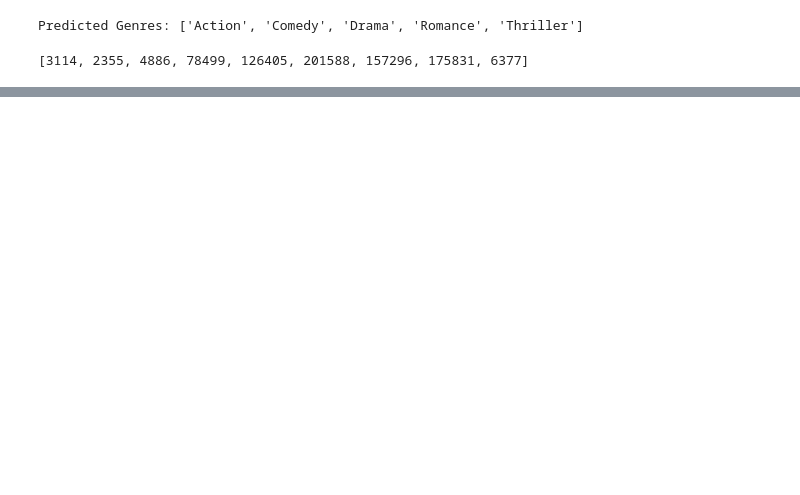
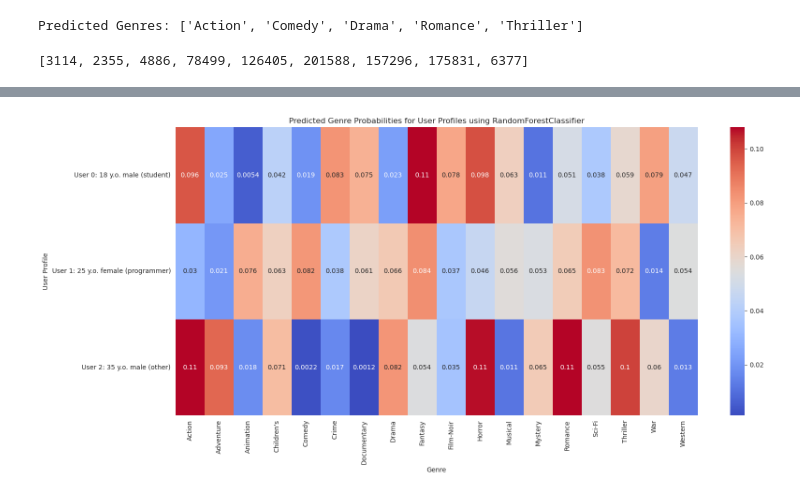
Before and after one commit to savan2508/Popcorn_time_movie_recommandation, a Jupyter notebook: machine_learning/jupyter_notebooks/Model_testing.ipynb, the cells around one changed output, grey strips where cells are left out. Drawn from its saved outputs; the diff is of its cells as text; code cells hidden in the pictures; blank space fills up the shorter version.

```diff
--- a/machine_learning/jupyter_notebooks/Model_testing.ipynb
+++ b/machine_learning/jupyter_notebooks/Model_testing.ipynb
@@ -229,0 +279,24 @@ output
+# %%
+# Example demographic profiles
+user_profiles = pd.DataFrame({
+    'age': [18, 25, 35],
+    'gender': ['male', 'female', 'male'],  # using string labels for clarity
+    'occupation': ['student', 'programmer', 'other']  # descriptive occupation labels
+})
+
+# Generate mock genre probabilities for demonstration
+genre_probabilities = np.random.rand(len(user_profiles), len(genre_columns))
+genre_probabilities = genre_probabilities / genre_probabilities.sum(axis=1, keepdims=True)
+
+# Custom labels for the y-axis
+custom_labels = [f'User {idx}: {row["age"]} y.o. {row["gender"]} ({row["occupation"]})' for idx, row in user_profiles.iterrows()]
+
+# Plot heatmap
+plt.figure(figsize=(18, 8))
+sns.heatmap(genre_probabilities, annot=True, cmap='coolwarm', xticklabels=genre_columns, yticklabels=custom_labels)
+plt.title('Predicted Genre Probabilities for User Profiles using RandomForestClassifier')
+plt.xlabel('Genre')
+plt.ylabel('User Profile')
+plt.show()
+# %% [output]
+[figure, added]
```
Also changed, not shown: parts of 4 cells of this notebook, 1 other file.
